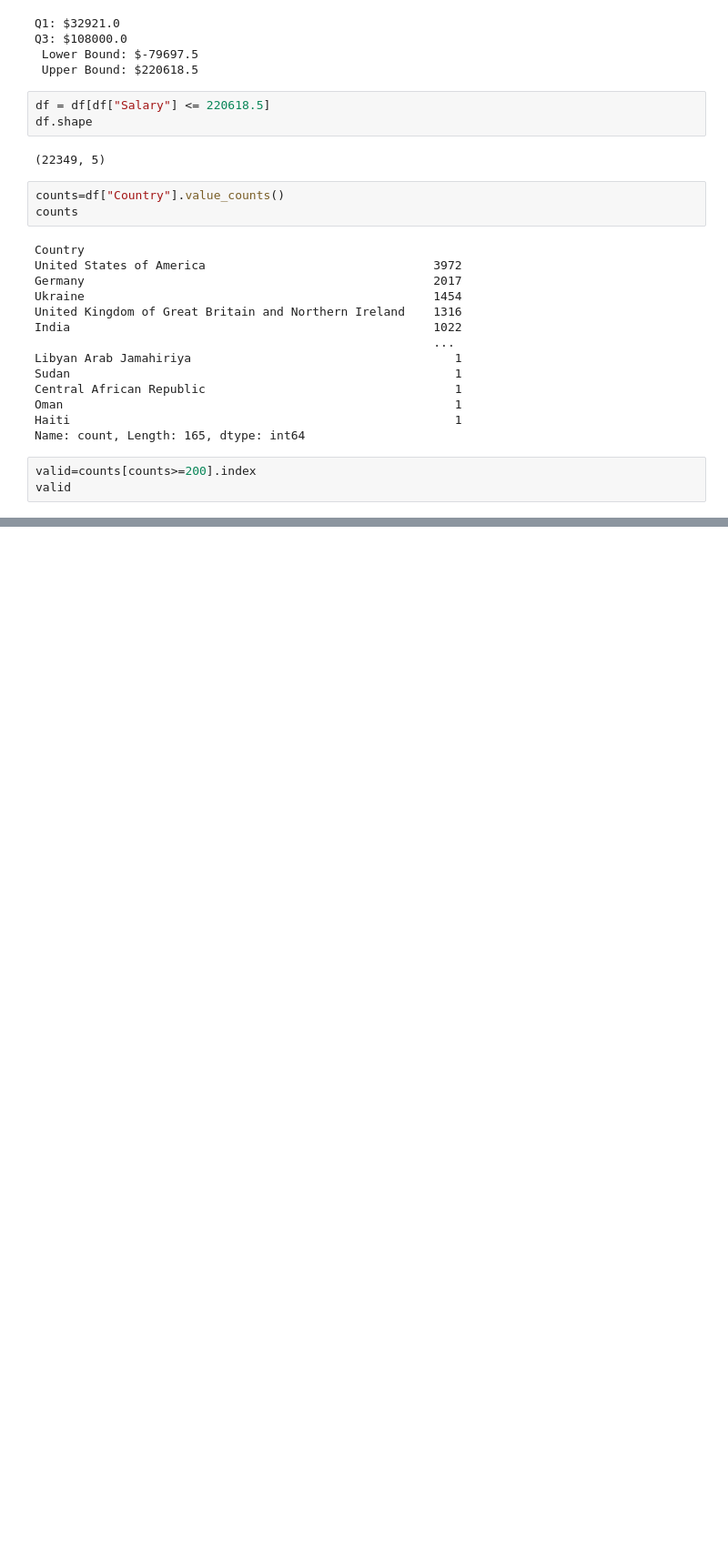
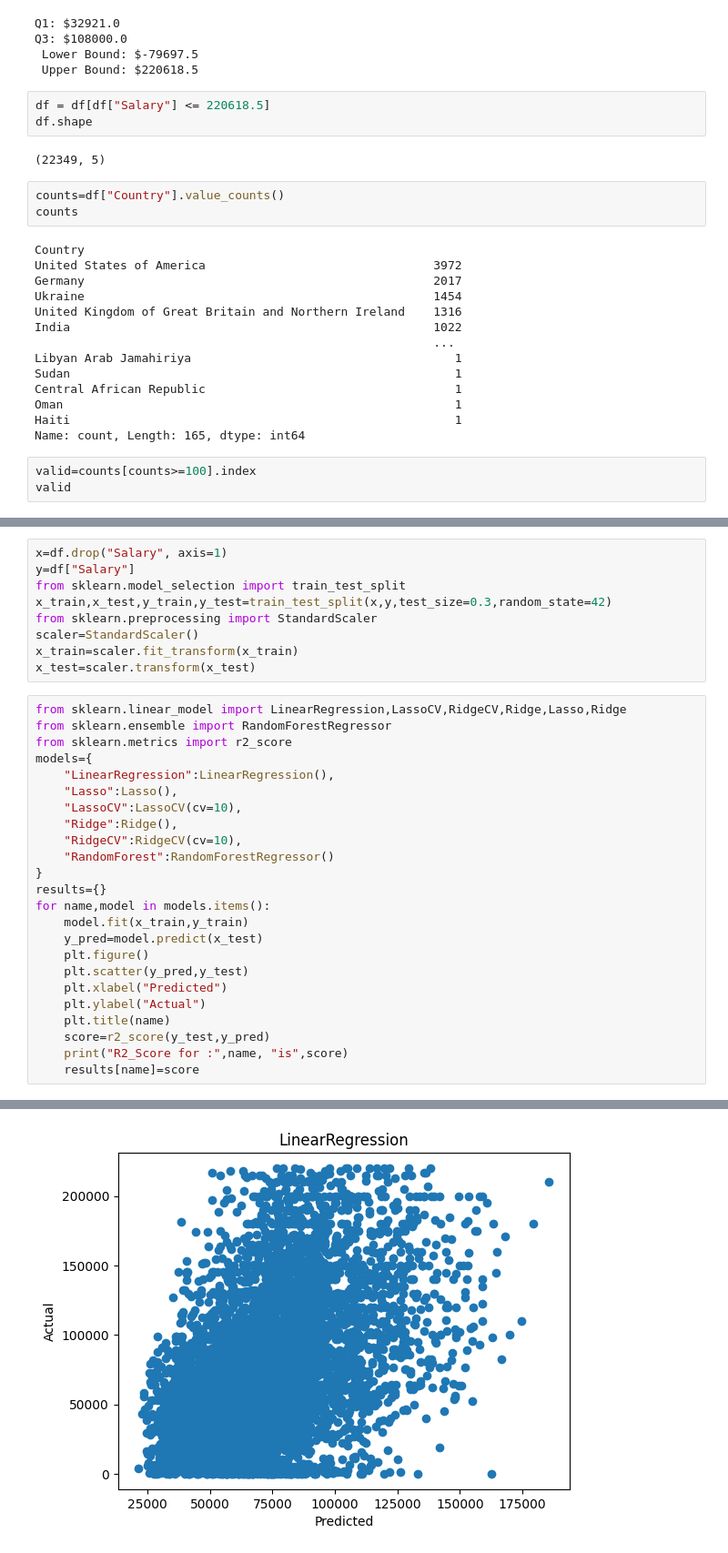
Before and after one commit to Aditeya007/Salary_Predictor, a Jupyter notebook: salary_pred.ipynb, the cells around one changed output, grey strips where cells are left out. Shown at 91% size. Saved outputs shown, nothing was run; the diff lists cells and outputs as text; blank space fills up the shorter version.

```diff
--- a/salary_pred.ipynb
+++ b/salary_pred.ipynb
@@ -176,7 +176,7 @@ Oman                                                       1
 Haiti                                                      1
 Name: count, Length: 165, dtype: int64
 # %%
-valid=counts[counts>=200].index
+valid=counts[counts>=100].index
 valid
 # %% [output]
 Index(['United States of America', 'Germany', 'Ukraine',
@@ -215,0 +273,34 @@ Name: count, dtype: int64
+# %%
+x=df.drop("Salary", axis=1)
+y=df["Salary"]
+from sklearn.model_selection import train_test_split
+x_train,x_test,y_train,y_test=train_test_split(x,y,test_size=0.3,random_state=42)
+from sklearn.preprocessing import StandardScaler
+scaler=StandardScaler()
+x_train=scaler.fit_transform(x_train)
+x_test=scaler.transform(x_test)
+# %%
+from sklearn.linear_model import LinearRegression,LassoCV,RidgeCV,Ridge,Lasso,Ridge
+from sklearn.ensemble import RandomForestRegressor
+from sklearn.metrics import r2_score
+models={
+    "LinearRegression":LinearRegression(),
+    "Lasso":Lasso(),
+    "LassoCV":LassoCV(cv=10),
+    "Ridge":Ridge(),
+    "RidgeCV":RidgeCV(cv=10),
+    "RandomForest":RandomForestRegressor()
+}
+results={}
+for name,model in models.items():
+    model.fit(x_train,y_train)
+    y_pred=model.predict(x_test)
+    plt.figure()
+    plt.scatter(y_pred,y_test)
+    plt.xlabel("Predicted")
+    plt.ylabel("Actual")
+    plt.title(name)
+    score=r2_score(y_test,y_pred)
+    print("R2_Score for :",name, "is",score)
+    results[name]=score
+# %% [output]
@@ -215,0 +313 @@ Name: count, dtype: int64
+[figure, added]
```
Also changed, not shown: parts of 7 cells of this notebook, 2 other files.
